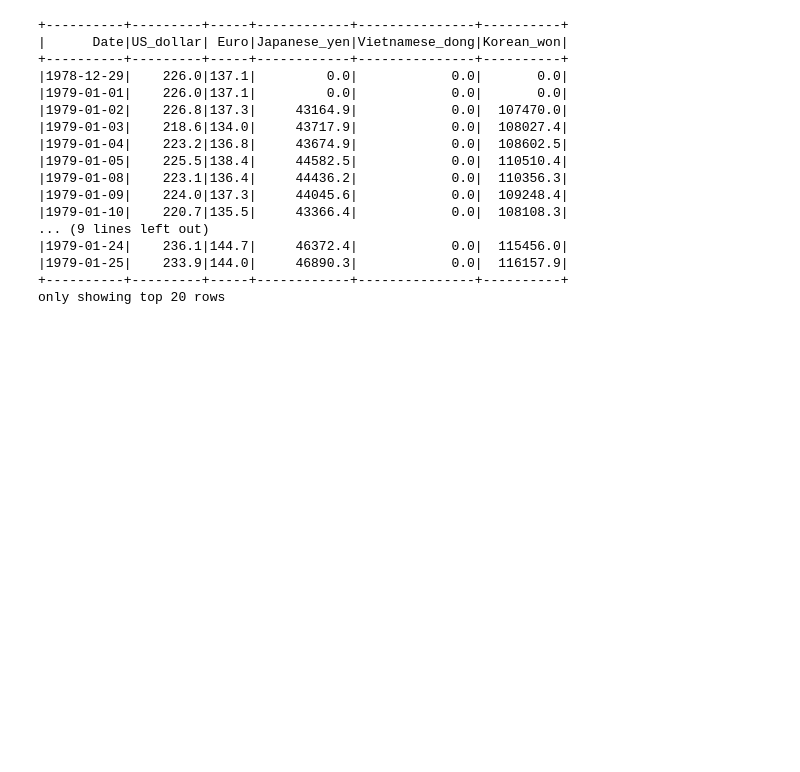
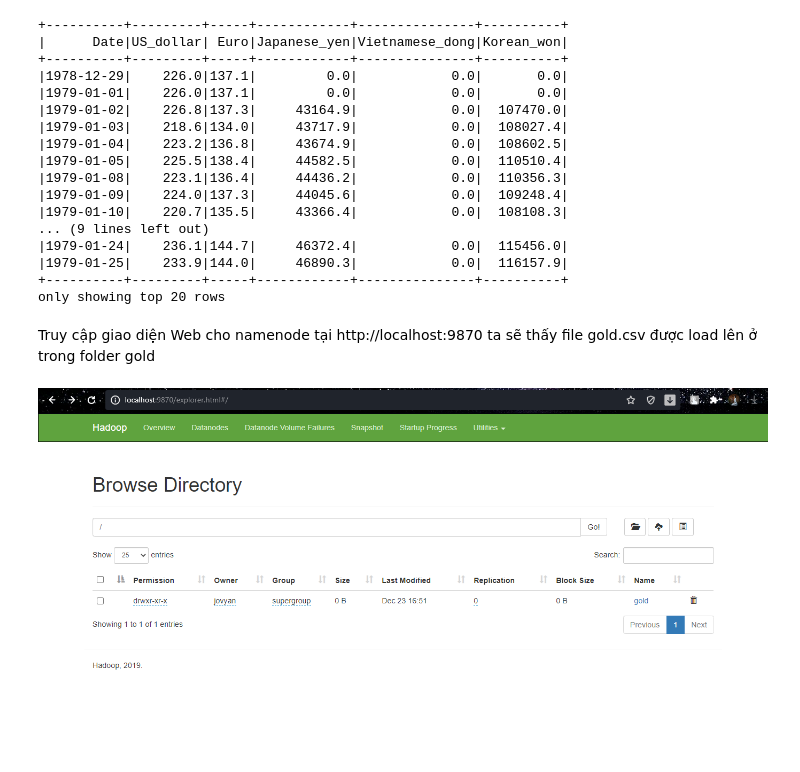
Before and after one commit to vietcong00/big_data, a Jupyter notebook: notebook/gold_local.ipynb, the cells around one changed output. Drawn from its saved outputs; the diff is of its cells as text; code cells hidden in the pictures; blank space fills up the shorter version.

```diff
--- a/notebook/gold_local.ipynb
+++ b/notebook/gold_local.ipynb
@@ -120,2 +120,9 @@ only showing top 20 rows
 csvFile.write.format("csv").mode("overwrite").option("header", "true")\
 .save("hdfs://namenode:9000/gold/gold.csv")
+# %% [markdown]
+Truy cập giao diện Web cho namenode tại http://localhost:9870 ta sẽ thấy file gold.csv được load lên ở trong folder gold
+# %%
+from IPython.display import Image
+Image("./image/gold_folder.png")
+# %% [output]
+[figure, added]
```
Also changed, not shown: parts of 16 cells of this notebook, 4 other files.
